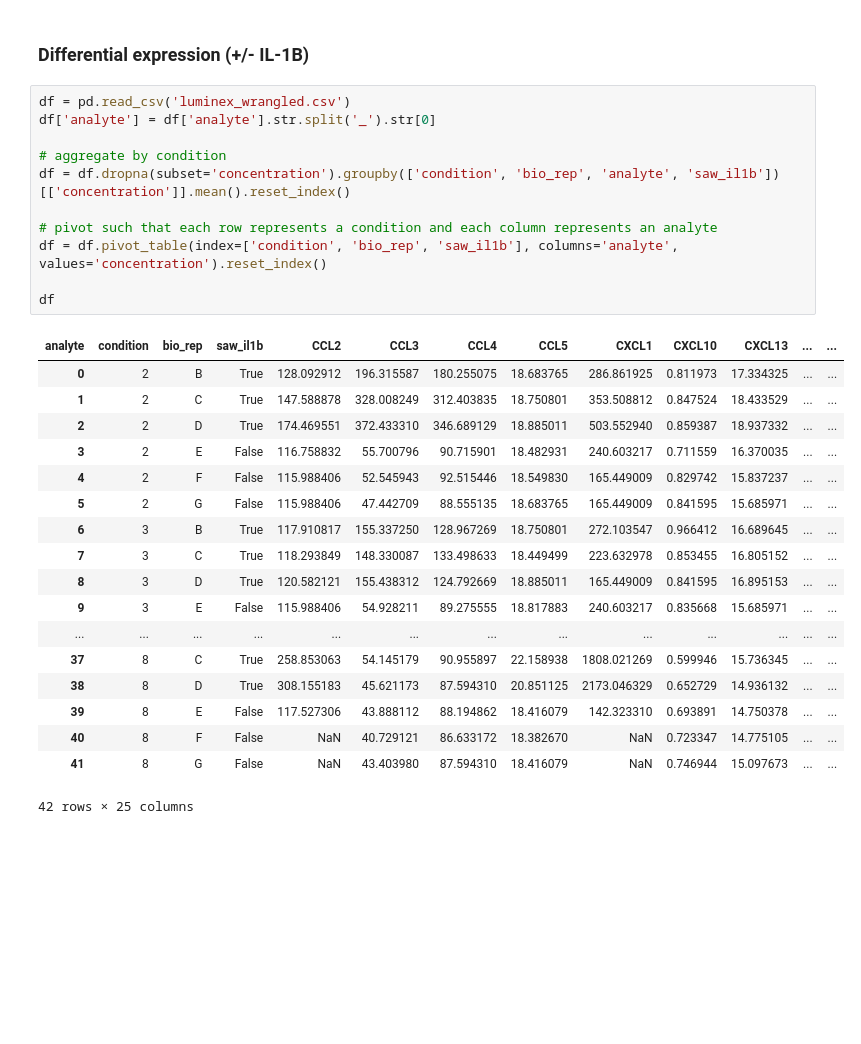
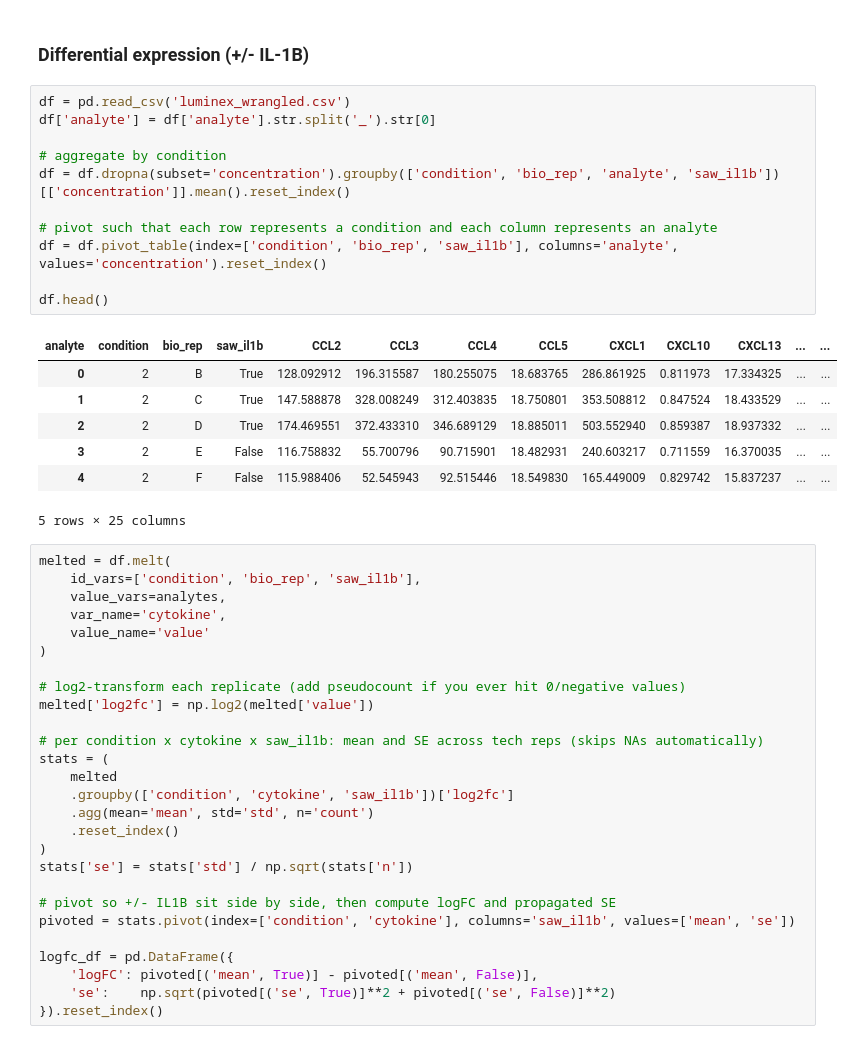
Before and after one commit to weissguy/DALLab2026, a Jupyter notebook: 16/luminex.ipynb, the cells around one changed output. Cells and saved outputs as stored; diff of their text form; blank space fills up the shorter version.

```diff
--- a/16/luminex.ipynb
+++ b/16/luminex.ipynb
@@ -399,30 +399,46 @@ Label(value='')
 # %%
 df = pd.read_csv('luminex_wrangled.csv')
 df['analyte'] = df['analyte'].str.split('_').str[0]
 
 # aggregate by condition
 df = df.dropna(subset='concentration').groupby(['condition', 'bio_rep', 'analyte', 'saw_il1b'])[['concentration']].mean().reset_index()
 
 # pivot such that each row represents a condition and each column represents an analyte
 df = df.pivot_table(index=['condition', 'bio_rep', 'saw_il1b'], columns='analyte', values='concentration').reset_index()
 
-df
+df.head()
 # %% [output]
 | analyte | condition | bio_rep | saw_il1b | CCL2 | CCL3 | CCL4 | CCL5 | CXCL1 | CXCL10 | CXCL13 | ... | ... |
 | 0 | 2 | B | True | 128.092912 | 196.315587 | 180.255075 | 18.683765 | 286.861925 | 0.811973 | 17.334325 | ... | ... |
 | 1 | 2 | C | True | 147.588878 | 328.008249 | 312.403835 | 18.750801 | 353.508812 | 0.847524 | 18.433529 | ... | ... |
 | 2 | 2 | D | True | 174.469551 | 372.433310 | 346.689129 | 18.885011 | 503.552940 | 0.859387 | 18.937332 | ... | ... |
 | 3 | 2 | E | False | 116.758832 | 55.700796 | 90.715901 | 18.482931 | 240.603217 | 0.711559 | 16.370035 | ... | ... |
 | 4 | 2 | F | False | 115.988406 | 52.545943 | 92.515446 | 18.549830 | 165.449009 | 0.829742 | 15.837237 | ... | ... |
-| 5 | 2 | G | False | 115.988406 | 47.442709 | 88.555135 | 18.683765 | 165.449009 | 0.841595 | 15.685971 | ... | ... |
-| 6 | 3 | B | True | 117.910817 | 155.337250 | 128.967269 | 18.750801 | 272.103547 | 0.966412 | 16.689645 | ... | ... |
-| 7 | 3 | C | True | 118.293849 | 148.330087 | 133.498633 | 18.449499 | 223.632978 | 0.853455 | 16.805152 | ... | ... |
-| 8 | 3 | D | True | 120.582121 | 155.438312 | 124.792669 | 18.885011 | 165.449009 | 0.841595 | 16.895153 | ... | ... |
-| 9 | 3 | E | False | 115.988406 | 54.928211 | 89.275555 | 18.817883 | 240.603217 | 0.835668 | 15.685971 | ... | ... |
-| ... | ... | ... | ... | ... | ... | ... | ... | ... | ... | ... | ... | ... |
-| 37 | 8 | C | True | 258.853063 | 54.145179 | 90.955897 | 22.158938 | 1808.021269 | 0.599946 | 15.736345 | ... | ... |
-| 38 | 8 | D | True | 308.155183 | 45.621173 | 87.594310 | 20.851125 | 2173.046329 | 0.652729 | 14.936132 | ... | ... |
-| 39 | 8 | E | False | 117.527306 | 43.888112 | 88.194862 | 18.416079 | 142.323310 | 0.693891 | 14.750378 | ... | ... |
-| 40 | 8 | F | False | NaN | 40.729121 | 86.633172 | 18.382670 | NaN | 0.723347 | 14.775105 | ... | ... |
-| 41 | 8 | G | False | NaN | 43.403980 | 87.594310 | 18.416079 | NaN | 0.746944 | 15.097673 | ... | ... |
-42 rows × 25 columns
+5 rows × 25 columns
+# %%
+melted = df.melt(
+    id_vars=['condition', 'bio_rep', 'saw_il1b'],
+    value_vars=analytes,
+    var_name='cytokine',
+    value_name='value'
+)
+
+# log2-transform each replicate (add pseudocount if you ever hit 0/negative values)
+melted['log2fc'] = np.log2(melted['value'])
+
+# per condition x cytokine x saw_il1b: mean and SE across tech reps (skips NAs automatically)
+stats = (
+    melted
+    .groupby(['condition', 'cytokine', 'saw_il1b'])['log2fc']
+    .agg(mean='mean', std='std', n='count')
+    .reset_index()
+)
+stats['se'] = stats['std'] / np.sqrt(stats['n'])
+
+# pivot so +/- IL1B sit side by side, then compute logFC and propagated SE
+pivoted = stats.pivot(index=['condition', 'cytokine'], columns='saw_il1b', values=['mean', 'se'])
+
+logfc_df = pd.DataFrame({
+    'logFC': pivoted[('mean', True)] - pivoted[('mean', False)],
+    'se':    np.sqrt(pivoted[('se', True)]**2 + pivoted[('se', False)]**2)
+}).reset_index()
```
Also changed, not shown: parts of 3 cells of this notebook.
